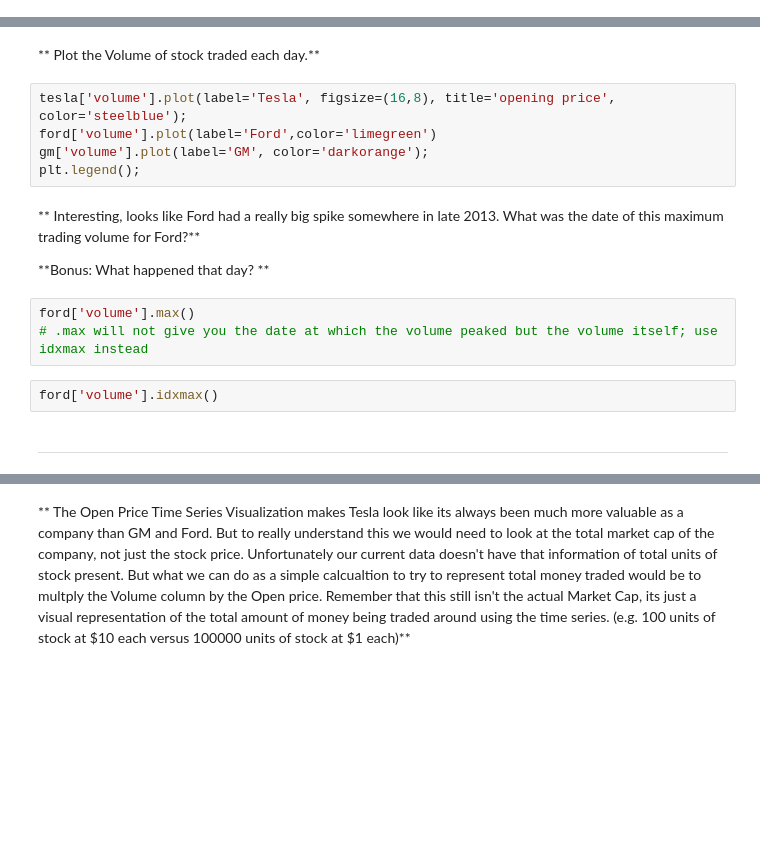
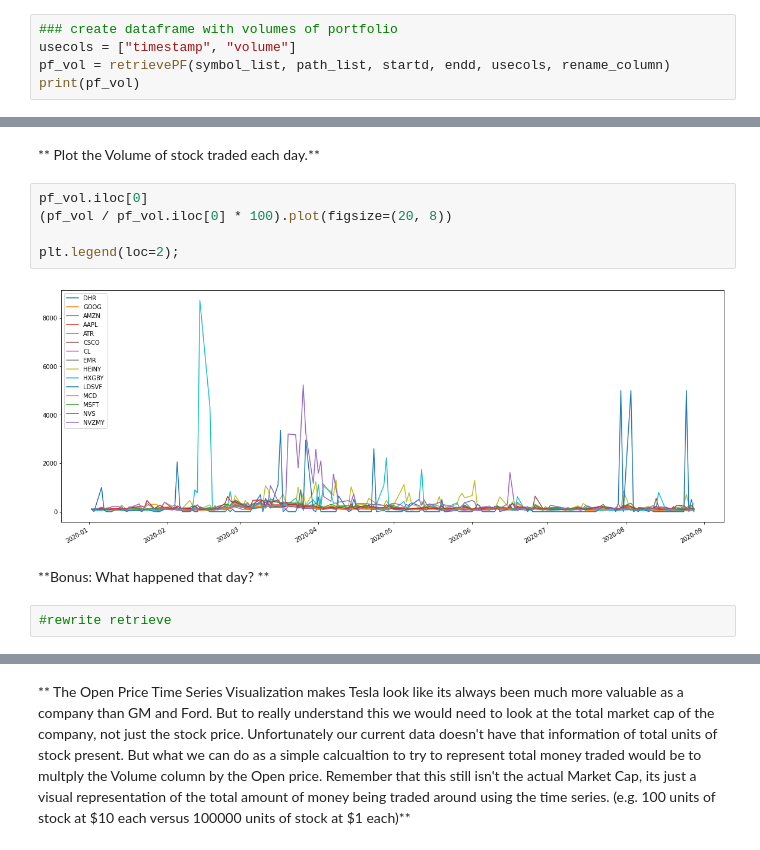
Before and after one commit to sven227/alphapp, a Jupyter notebook: stocks_basic_pf_sven.ipynb, the cells around one changed output, grey strips where cells are left out. Saved outputs shown, nothing was run; the diff lists cells and outputs as text; blank space fills up the shorter version.

```diff
--- a/stocks_basic_pf_sven.ipynb
+++ b/stocks_basic_pf_sven.ipynb
@@ -106,0 +131,5 @@ Directory  ../data  already exists
+# %%
+### create dataframe with volumes of portfolio
+usecols = ["timestamp", "volume"]
+pf_vol = retrievePF(symbol_list, path_list, startd, endd, usecols, rename_column)
+print(pf_vol)
@@ -125,19 +172,14 @@ plt.legend();
 ____
 # %% [markdown]
 ** Plot the Volume of stock traded each day.**
-# %%
-tesla['volume'].plot(label='Tesla', figsize=(16,8), title='opening price', color='steelblue');
-ford['volume'].plot(label='Ford',color='limegreen')
-gm['volume'].plot(label='GM', color='darkorange');
-plt.legend();
-# %% [markdown]
-** Interesting, looks like Ford had a really big spike somewhere in late 2013. What was the date of this maximum trading volume for Ford?**
-
-**Bonus: What happened that day? **
-# %%
-ford['volume'].max()
-# .max will not give you the date at which the volume peaked but the volume itself; use idxmax instead
-# %%
-ford['volume'].idxmax()
-# %% [markdown]
-____
+# %%
+pf_vol.iloc[0]
+(pf_vol / pf_vol.iloc[0] * 100).plot(figsize=(20, 8))
+
+plt.legend(loc=2);
+# %% [output]
+[figure, added]
+# %% [markdown]
+**Bonus: What happened that day? **
+# %%
+#rewrite retrieve
```
Also changed, not shown: parts of 8 cells of this notebook, 1 other file.
